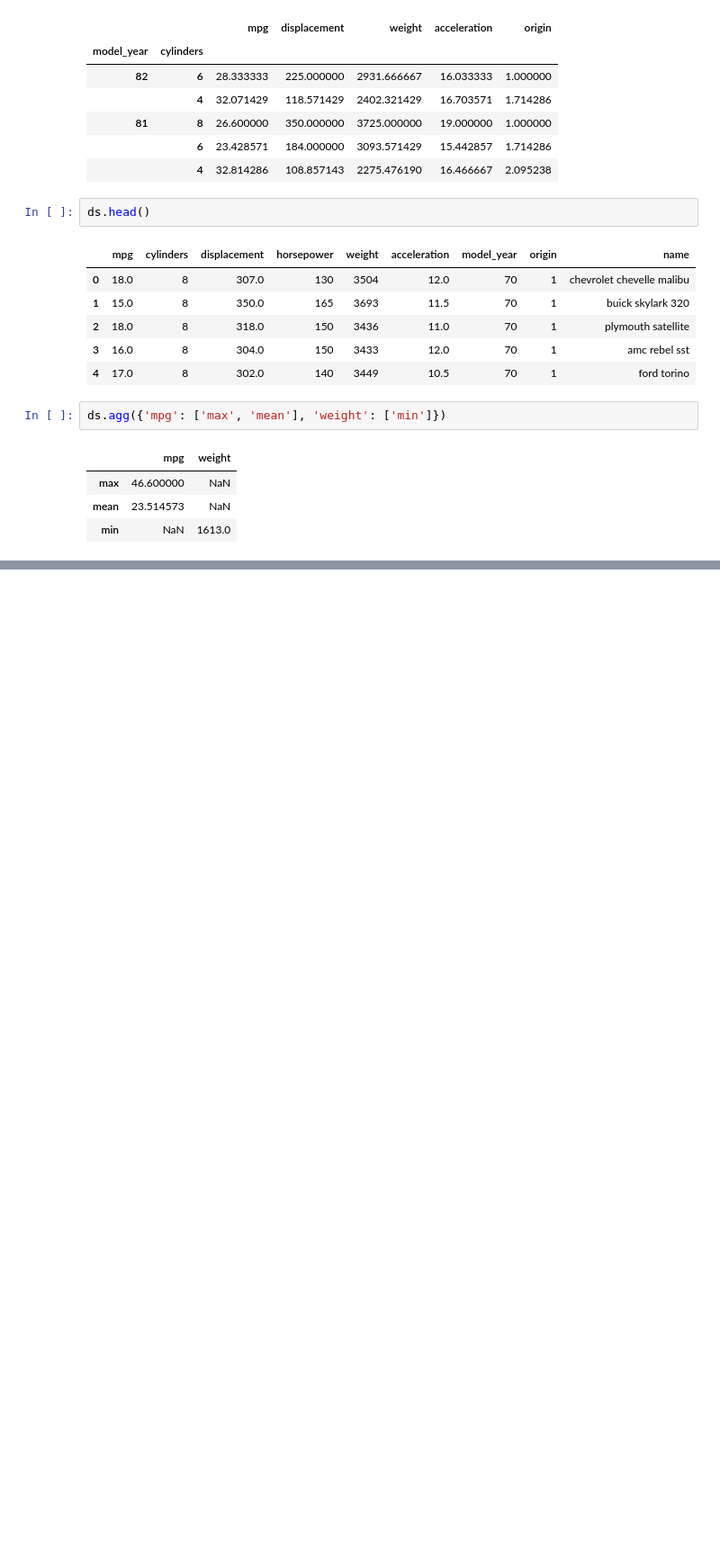
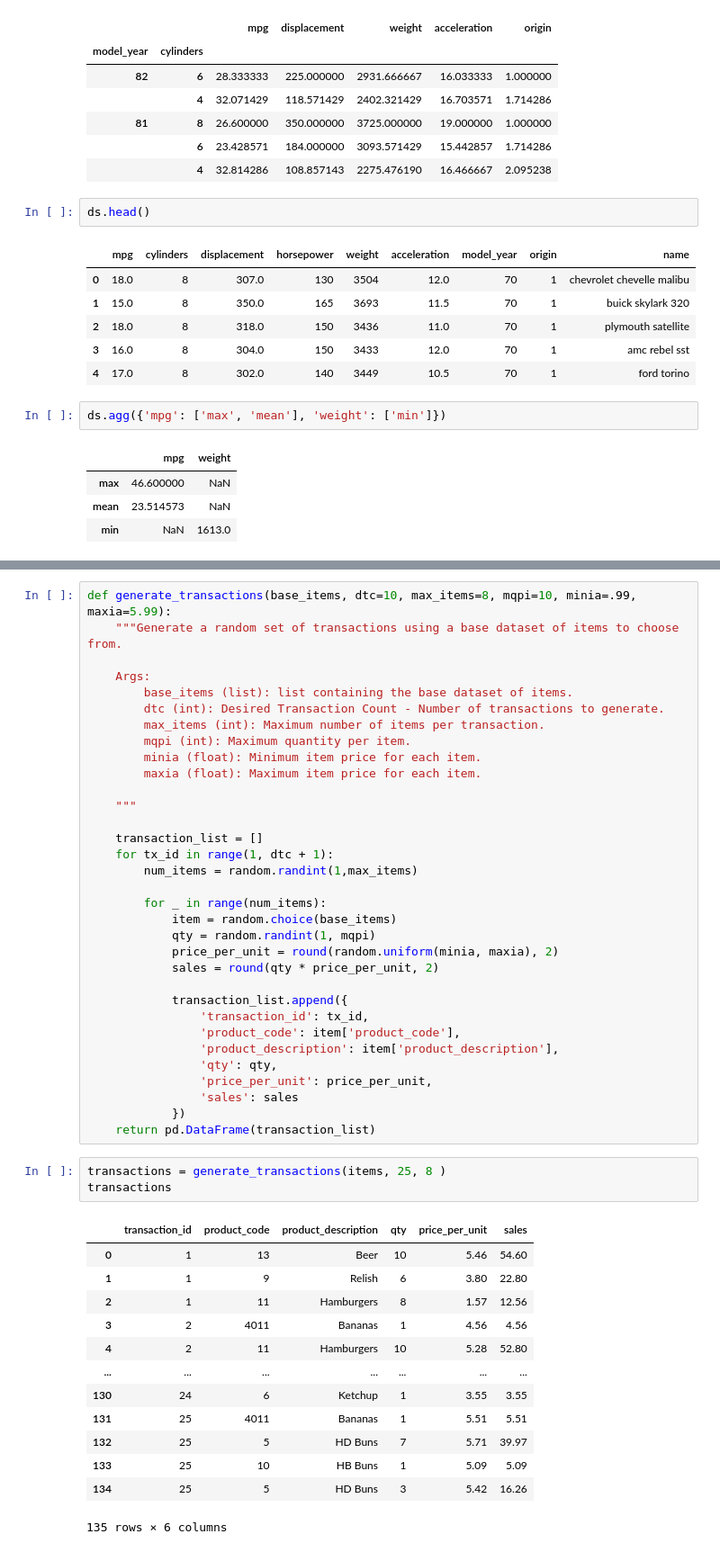
Before and after one commit to C5m7b4/maths, a Jupyter notebook: pandas/06-group_by.ipynb, the cells around one changed output, grey strips where cells are left out. Shown at 90% size. Cells and saved outputs as stored; diff of their text form; blank space fills up the shorter version.

Commit message:
updates group_by to generate transactions

```diff
--- a/pandas/06-group_by.ipynb
+++ b/pandas/06-group_by.ipynb
@@ -202,0 +333,50 @@ ds.agg({'mpg': ['max', 'mean'], 'weight': ['min']})
+# %%
+def generate_transactions(base_items, dtc=10, max_items=8, mqpi=10, minia=.99, maxia=5.99):
+    """Generate a random set of transactions using a base dataset of items to choose from.
+
+    Args:
+        base_items (list): list containing the base dataset of items.
+        dtc (int): Desired Transaction Count - Number of transactions to generate.
+        max_items (int): Maximum number of items per transaction.
+        mqpi (int): Maximum quantity per item.
+        minia (float): Minimum item price for each item.
+        maxia (float): Maximum item price for each item.
+
+    """
+
+    transaction_list = []
+    for tx_id in range(1, dtc + 1):
+        num_items = random.randint(1,max_items)
+
+        for _ in range(num_items):
+            item = random.choice(base_items)
+            qty = random.randint(1, mqpi)
+            price_per_unit = round(random.uniform(minia, maxia), 2)
+            sales = round(qty * price_per_unit, 2)
+
+            transaction_list.append({
+                'transaction_id': tx_id,
+                'product_code': item['product_code'],
+                'product_description': item['product_description'],
+                'qty': qty,
+                'price_per_unit': price_per_unit,
+                'sales': sales
+            })
+    return pd.DataFrame(transaction_list)
+# %%
+transactions = generate_transactions(items, 25, 8 )
+transactions
+# %% [output]
+|  | transaction_id | product_code | product_description | qty | price_per_unit | sales |
+| 0 | 1 | 13 | Beer | 10 | 5.46 | 54.60 |
+| 1 | 1 | 9 | Relish | 6 | 3.80 | 22.80 |
+| 2 | 1 | 11 | Hamburgers | 8 | 1.57 | 12.56 |
+| 3 | 2 | 4011 | Bananas | 1 | 4.56 | 4.56 |
+| 4 | 2 | 11 | Hamburgers | 10 | 5.28 | 52.80 |
+| ... | ... | ... | ... | ... | ... | ... |
+| 130 | 24 | 6 | Ketchup | 1 | 3.55 | 3.55 |
+| 131 | 25 | 4011 | Bananas | 1 | 5.51 | 5.51 |
+| 132 | 25 | 5 | HD Buns | 7 | 5.71 | 39.97 |
+| 133 | 25 | 10 | HB Buns | 1 | 5.09 | 5.09 |
+| 134 | 25 | 5 | HD Buns | 3 | 5.42 | 16.26 |
+135 rows × 6 columns
```
Also changed, not shown: parts of 14 cells of this notebook.
